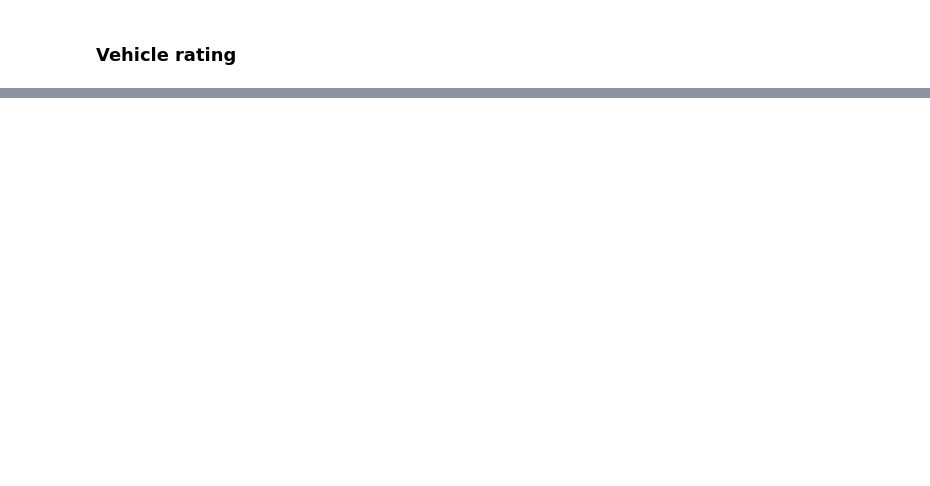
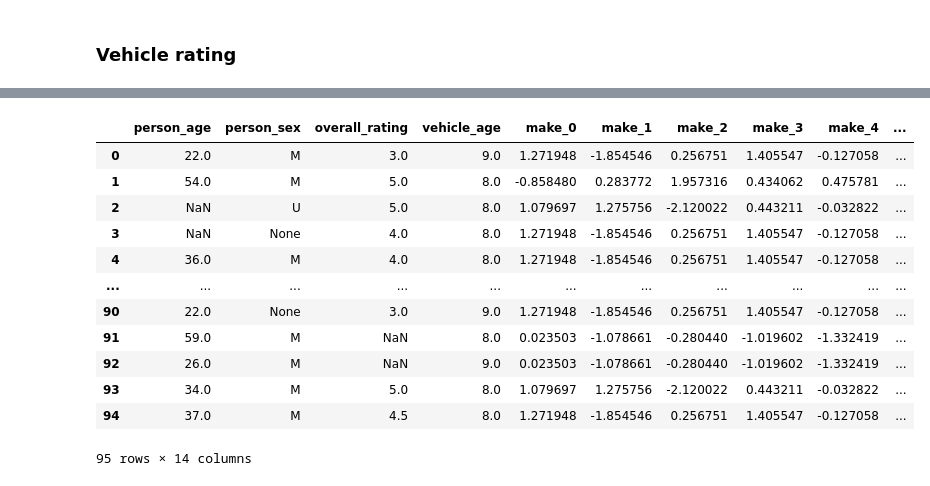
Before and after one commit to IFibla/adsdb-project, a Jupyter notebook: notebooks/part2/feature_engineering/vehicle.ipynb, the cells around one changed output, grey strips where cells are left out. Drawn from its saved outputs; the diff is of its cells as text; code cells hidden in the pictures; blank space fills up the shorter version.

```diff
--- a/notebooks/part2/feature_engineering/vehicle.ipynb
+++ b/notebooks/part2/feature_engineering/vehicle.ipynb
@@ -150,0 +196,16 @@ df.head()
+# %%
+df
+# %% [output]
+|  | person_age | person_sex | overall_rating | vehicle_age | make_0 | make_1 | make_2 | make_3 | make_4 | ... |
+| 0 | 22.0 | M | 3.0 | 9.0 | 1.271948 | -1.854546 | 0.256751 | 1.405547 | -0.127058 | ... |
+| 1 | 54.0 | M | 5.0 | 8.0 | -0.858480 | 0.283772 | 1.957316 | 0.434062 | 0.475781 | ... |
+| 2 | NaN | U | 5.0 | 8.0 | 1.079697 | 1.275756 | -2.120022 | 0.443211 | -0.032822 | ... |
+| 3 | NaN | None | 4.0 | 8.0 | 1.271948 | -1.854546 | 0.256751 | 1.405547 | -0.127058 | ... |
+| 4 | 36.0 | M | 4.0 | 8.0 | 1.271948 | -1.854546 | 0.256751 | 1.405547 | -0.127058 | ... |
+| ... | ... | ... | ... | ... | ... | ... | ... | ... | ... | ... |
+| 90 | 22.0 | None | 3.0 | 9.0 | 1.271948 | -1.854546 | 0.256751 | 1.405547 | -0.127058 | ... |
+| 91 | 59.0 | M | NaN | 8.0 | 0.023503 | -1.078661 | -0.280440 | -1.019602 | -1.332419 | ... |
+| 92 | 26.0 | M | NaN | 9.0 | 0.023503 | -1.078661 | -0.280440 | -1.019602 | -1.332419 | ... |
+| 93 | 34.0 | M | 5.0 | 8.0 | 1.079697 | 1.275756 | -2.120022 | 0.443211 | -0.032822 | ... |
+| 94 | 37.0 | M | 4.5 | 8.0 | 1.271948 | -1.854546 | 0.256751 | 1.405547 | -0.127058 | ... |
+95 rows × 14 columns
```
Also changed, not shown: parts of 28 cells of this notebook, 3 other files.
